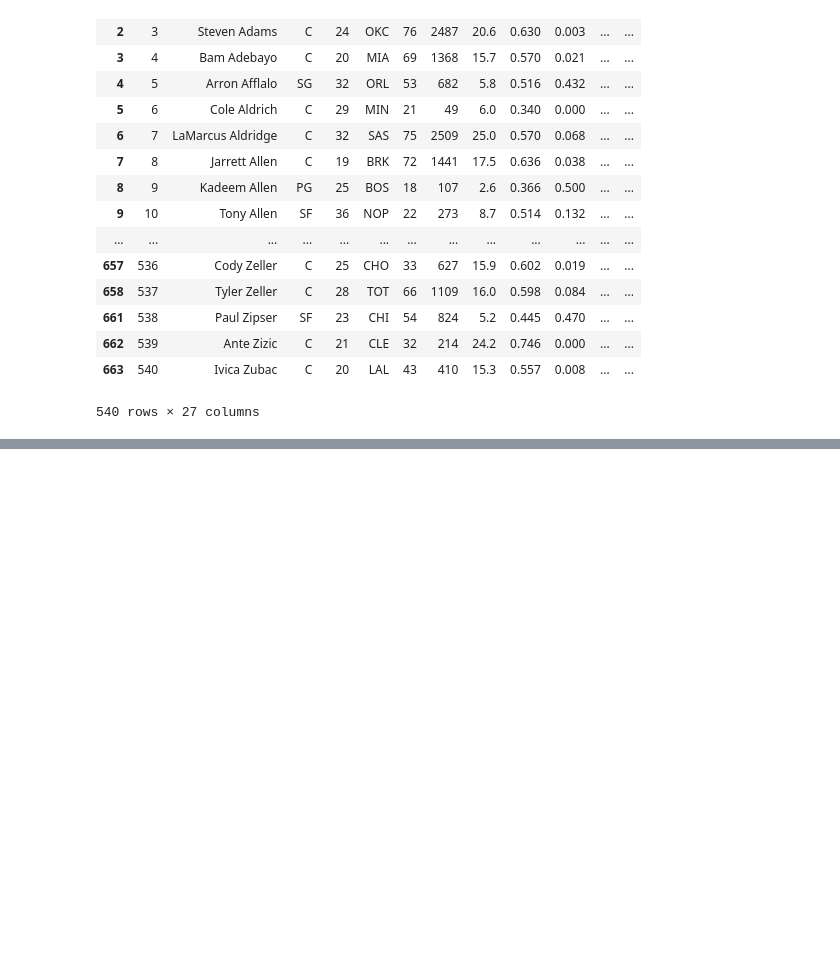
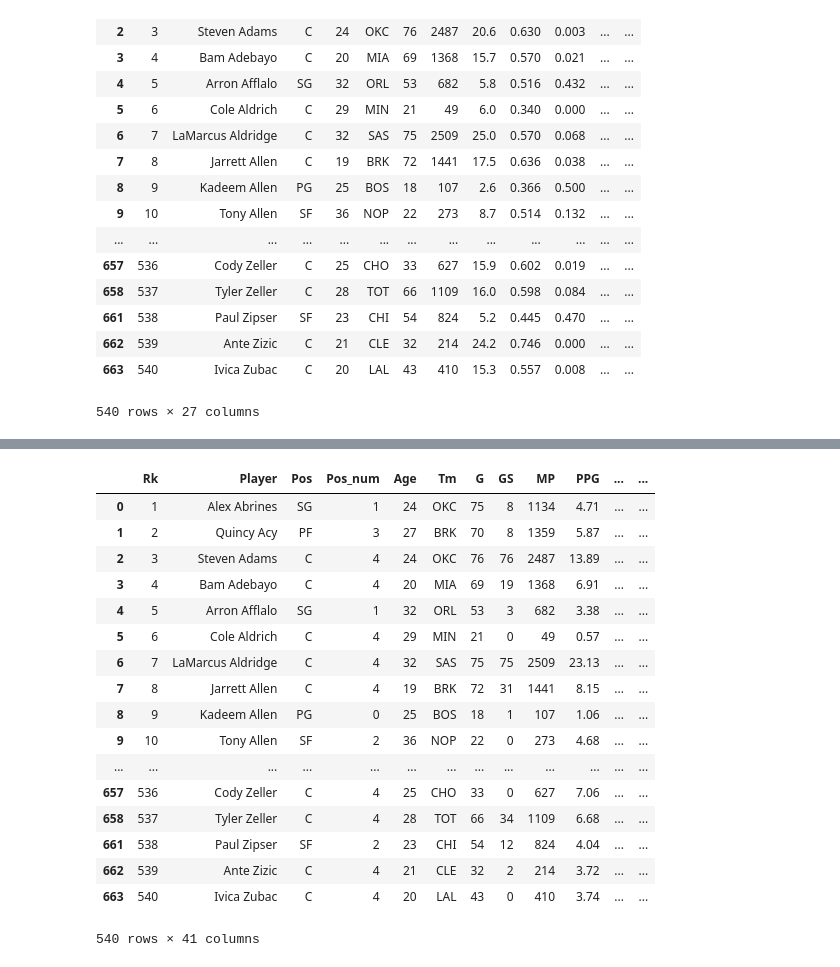
Before and after one commit to aakkintola/NBA-Machine-Learning-Project, a Jupyter notebook: NBA_Final_Project.ipynb, the cells around one changed output, grey strips where cells are left out. Drawn from its saved outputs; the diff is of its cells as text; code cells hidden in the pictures; blank space fills up the shorter version.

```diff
--- a/NBA_Final_Project.ipynb
+++ b/NBA_Final_Project.ipynb
@@ -360,4 +365,4 @@ nba
 # %%
 nba_extra['PER'] = nba['PER'].values
 # %%
-nba_extra['TS%']
+nba_extra['TS%'] = nba['TS%'].values
@@ -363,0 +378,2 @@ nba_extra['TS%']
+# %%
+nba_extra['pos_num'] = nba_extra.Pos.map({'PG':0, 'SG':1, 'SF':2, 'PF':3, 'C':4})
@@ -363,0 +389,2 @@ nba_extra['TS%']
+# %%
+nba_extra.rename({'pos_num':'Pos_num'}, axis='columns', inplace=True)
@@ -363,0 +402,5 @@ nba_extra['TS%']
+# %%
+nba_extra = nba_extra[['Rk', 'Player', 'Pos', 'Pos_num', 'Age', 'Tm', 'G', 'GS', 'MP', 'PPG',
+       'RPG', 'APG', 'SPG', 'BPG', 'TOPG', 'MPG', 'PFG', 'PER', 'TS%', 'FG', 'FGA', 'FG%',
+       '3P', '3PA', '3P%', '2P', '2PA', '2P%', 'eFG%', 'FT', 'FTA', 'FT%',
+       'ORB', 'DRB', 'TRB', 'AST', 'STL', 'BLK', 'TOV', 'PF', 'PTS']]
@@ -363,0 +417,21 @@ nba_extra['TS%']
+# %%
+nba_extra[nba_extra.PPG.notnull()]
+# %% [output]
+|  | Rk | Player | Pos | Pos_num | Age | Tm | G | GS | MP | PPG | ... | ... |
+| 0 | 1 | Alex Abrines | SG | 1 | 24 | OKC | 75 | 8 | 1134 | 4.71 | ... | ... |
+| 1 | 2 | Quincy Acy | PF | 3 | 27 | BRK | 70 | 8 | 1359 | 5.87 | ... | ... |
+| 2 | 3 | Steven Adams | C | 4 | 24 | OKC | 76 | 76 | 2487 | 13.89 | ... | ... |
+| 3 | 4 | Bam Adebayo | C | 4 | 20 | MIA | 69 | 19 | 1368 | 6.91 | ... | ... |
+| 4 | 5 | Arron Afflalo | SG | 1 | 32 | ORL | 53 | 3 | 682 | 3.38 | ... | ... |
+| 5 | 6 | Cole Aldrich | C | 4 | 29 | MIN | 21 | 0 | 49 | 0.57 | ... | ... |
+| 6 | 7 | LaMarcus Aldridge | C | 4 | 32 | SAS | 75 | 75 | 2509 | 23.13 | ... | ... |
+| 7 | 8 | Jarrett Allen | C | 4 | 19 | BRK | 72 | 31 | 1441 | 8.15 | ... | ... |
+| 8 | 9 | Kadeem Allen | PG | 0 | 25 | BOS | 18 | 1 | 107 | 1.06 | ... | ... |
+| 9 | 10 | Tony Allen | SF | 2 | 36 | NOP | 22 | 0 | 273 | 4.68 | ... | ... |
+| ... | ... | ... | ... | ... | ... | ... | ... | ... | ... | ... | ... | ... |
+| 657 | 536 | Cody Zeller | C | 4 | 25 | CHO | 33 | 0 | 627 | 7.06 | ... | ... |
+| 658 | 537 | Tyler Zeller | C | 4 | 28 | TOT | 66 | 34 | 1109 | 6.68 | ... | ... |
+| 661 | 538 | Paul Zipser | SF | 2 | 23 | CHI | 54 | 12 | 824 | 4.04 | ... | ... |
+| 662 | 539 | Ante Zizic | C | 4 | 21 | CLE | 32 | 2 | 214 | 3.72 | ... | ... |
+| 663 | 540 | Ivica Zubac | C | 4 | 20 | LAL | 43 | 0 | 410 | 3.74 | ... | ... |
+540 rows × 41 columns
```
Also changed, not shown: parts of 29 cells of this notebook, 12 other files.
